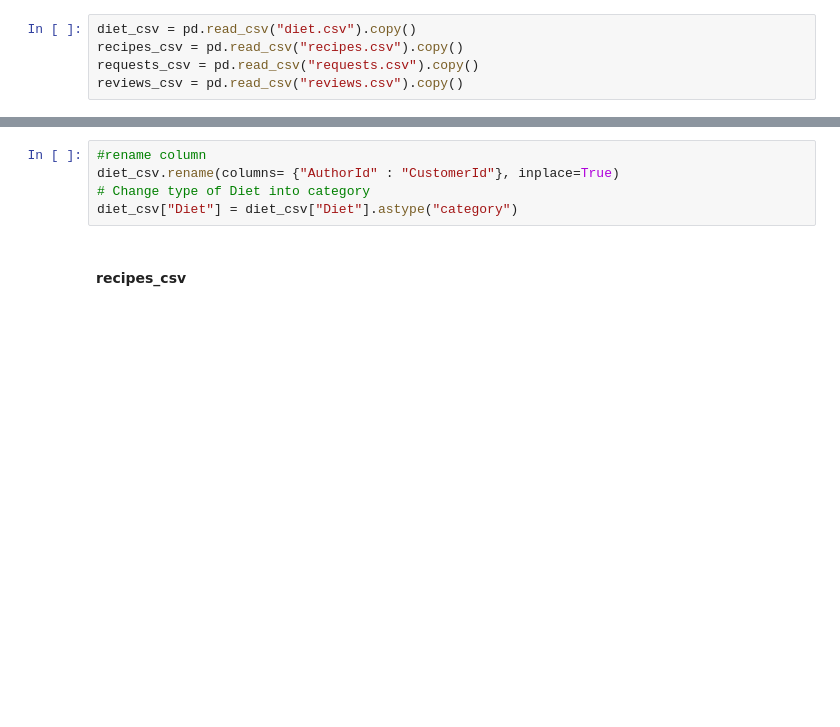
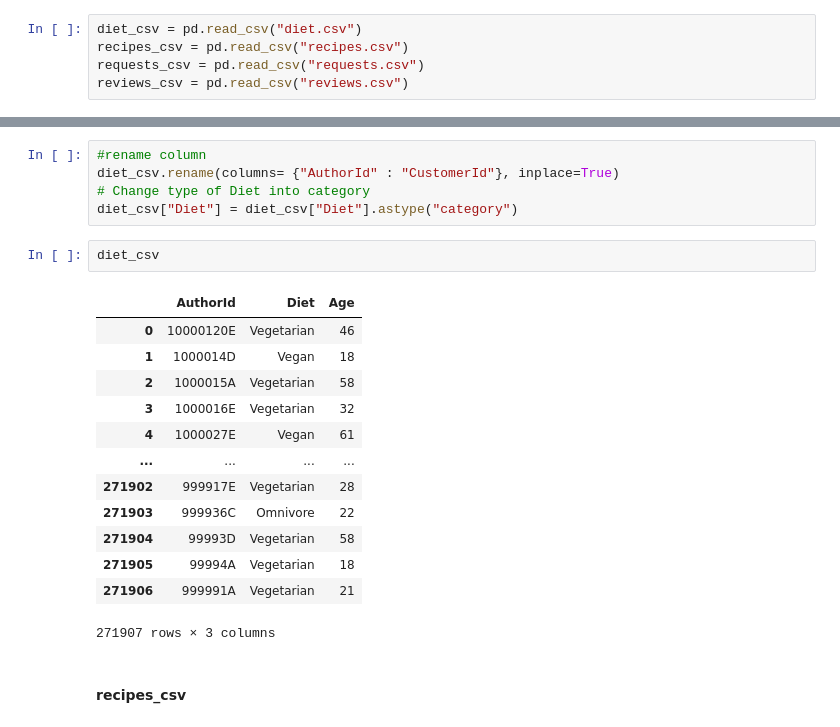
Before and after one commit to MittmannM/AnalyticsCupTUM, a Jupyter notebook: AC.ipynb, the cells around one changed output, grey strips where cells are left out. Saved outputs shown, nothing was run; the diff lists cells and outputs as text; blank space fills up the shorter version.

```diff
--- a/AC.ipynb
+++ b/AC.ipynb
@@ -16,10 +16,10 @@ np.random.seed(seed)
 # %% [markdown]
 #### read in data
 # %%
-diet_csv = pd.read_csv("diet.csv").copy()
-recipes_csv = pd.read_csv("recipes.csv").copy()
-requests_csv = pd.read_csv("requests.csv").copy()
-reviews_csv = pd.read_csv("reviews.csv").copy()
+diet_csv = pd.read_csv("diet.csv")
+recipes_csv = pd.read_csv("recipes.csv")
+requests_csv = pd.read_csv("requests.csv")
+reviews_csv = pd.read_csv("reviews.csv")
 # %%
 diet_csv.info() # 271907 entries
 requests_csv.info() # 140195 entries
@@ -52,6 +52,22 @@ memory usage: 5.3+ MB
 diet_csv.rename(columns= {"AuthorId" : "CustomerId"}, inplace=True)
 # Change type of Diet into category
 diet_csv["Diet"] = diet_csv["Diet"].astype("category")
+# %%
+diet_csv
+# %% [output]
+|  | AuthorId | Diet | Age |
+| 0 | 10000120E | Vegetarian | 46 |
+| 1 | 1000014D | Vegan | 18 |
+| 2 | 1000015A | Vegetarian | 58 |
+| 3 | 1000016E | Vegetarian | 32 |
+| 4 | 1000027E | Vegan | 61 |
+| ... | ... | ... | ... |
+| 271902 | 999917E | Vegetarian | 28 |
+| 271903 | 999936C | Omnivore | 22 |
+| 271904 | 99993D | Vegetarian | 58 |
+| 271905 | 99994A | Vegetarian | 18 |
+| 271906 | 999991A | Vegetarian | 21 |
+271907 rows × 3 columns
 # %% [markdown]
 #### recipes_csv
 # %%
```
Also changed, not shown: parts of 7 cells of this notebook.
